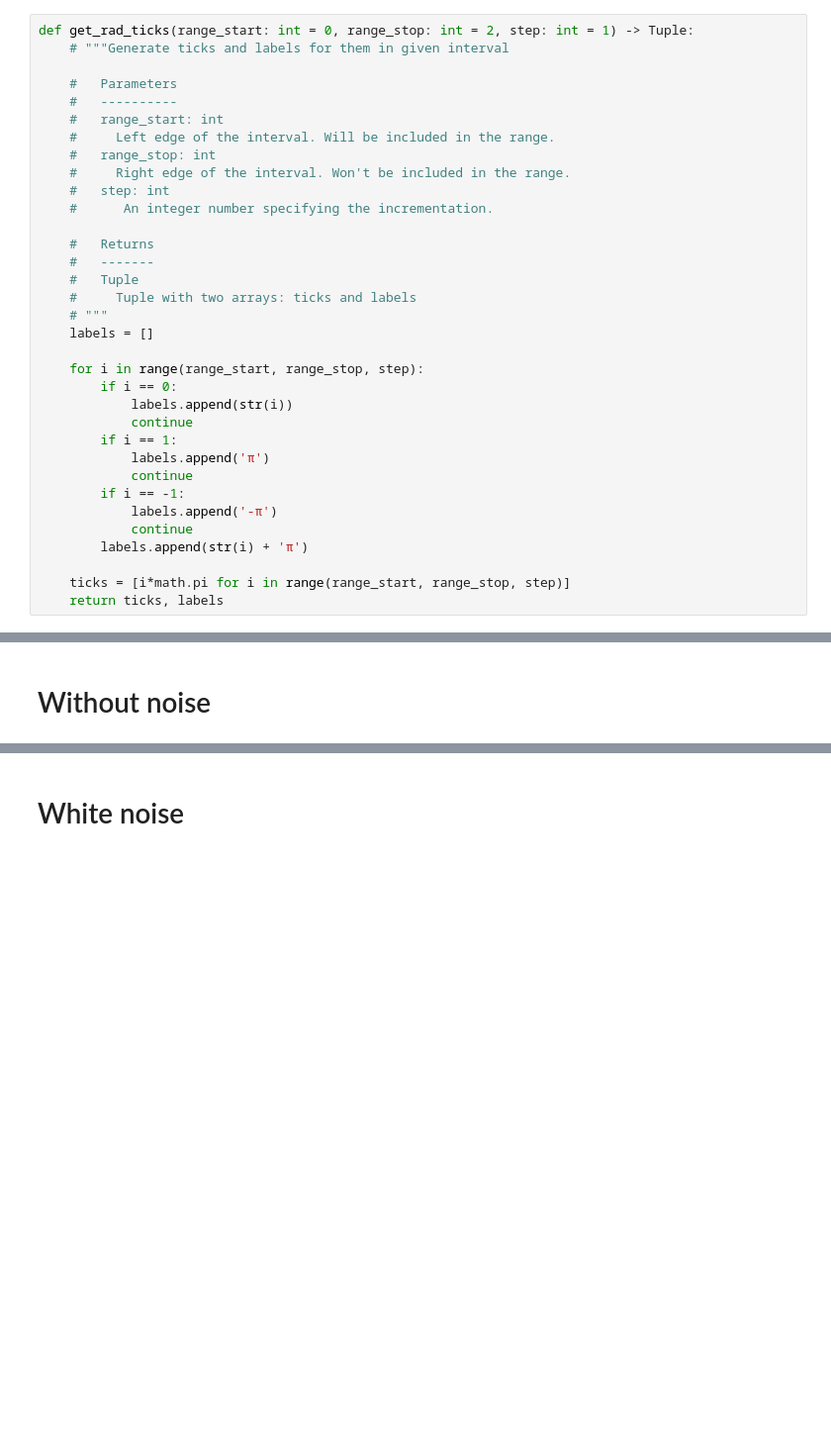
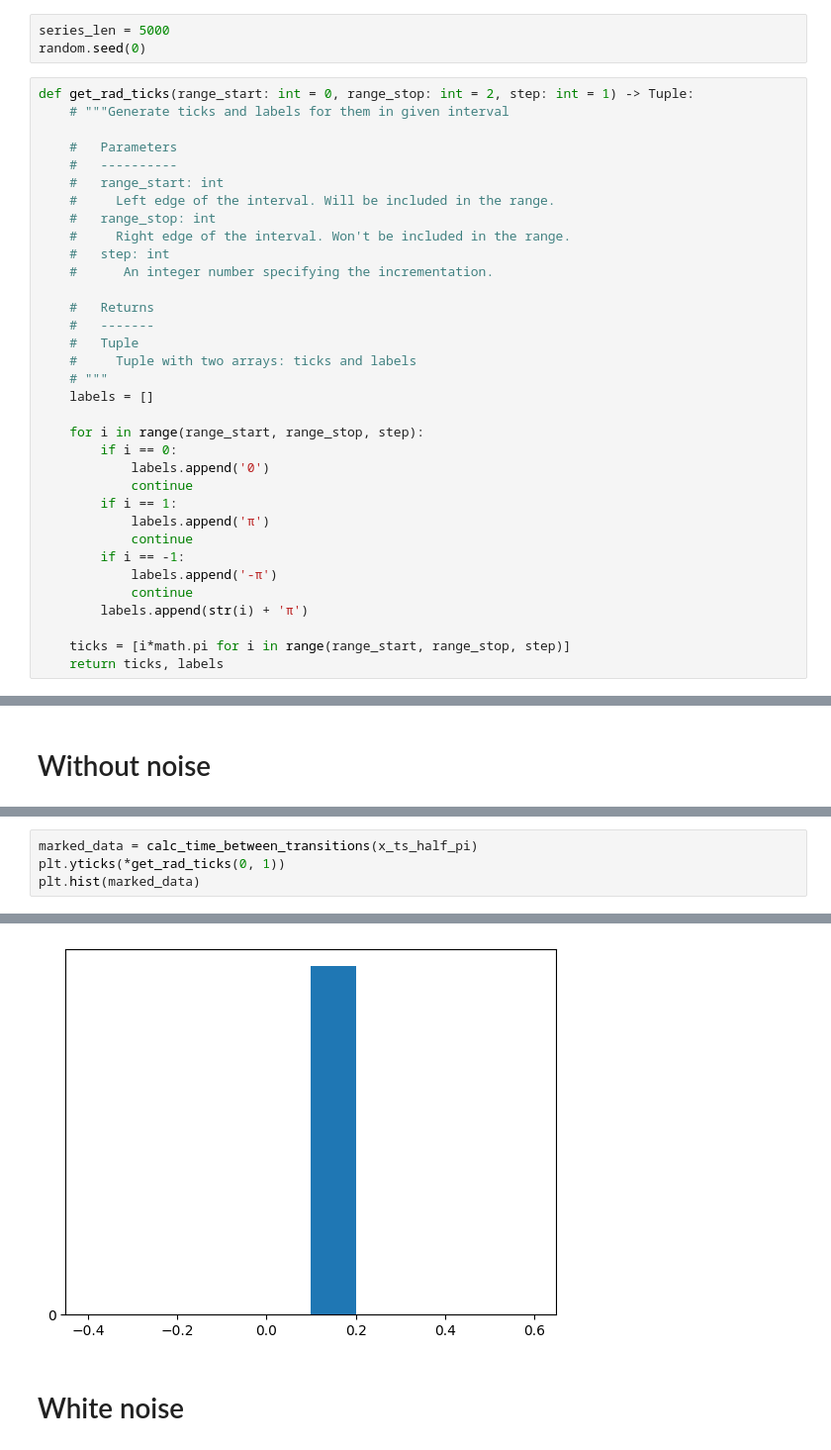
Before and after one commit to HopeMeNow/MDSdiploma, a Jupyter notebook: src/noisesResearch.ipynb, the cells around one changed output, grey strips where cells are left out. Shown at 99% size. Cells and saved outputs as stored; diff of their text form; blank space fills up the shorter version.

```diff
--- a/src/noisesResearch.ipynb
+++ b/src/noisesResearch.ipynb
@@ -9,3 +18,6 @@ from basic_units import radians
+# %%
+series_len = 5000
+random.seed(0)
 # %%
 def get_rad_ticks(range_start: int = 0, range_stop: int = 2, step: int = 1) -> Tuple:
     # """Generate ticks and labels for them in given interval
@@ -28,7 +40,7 @@ def get_rad_ticks(range_start: int = 0, range_stop: int = 2, step: int = 1) -> T
 
     for i in range(range_start, range_stop, step):
         if i == 0:
-            labels.append(str(i))
+            labels.append('0')
             continue
         if i == 1:
             labels.append('π')
@@ -196,0 +252,5 @@ ax2.plot(x_ts, d_ts)
+# %%
+marked_data = calc_time_between_transitions(x_ts_half_pi)
+plt.yticks(*get_rad_ticks(0, 1))
+plt.hist(marked_data)
+# %% [output]
@@ -197,2 +260,3 @@ ax2.plot(x_ts, d_ts)
+[figure, added]
 # %% [markdown]
 # White noise
```
Also changed, not shown: parts of 35 cells of this notebook, 2 other files.
